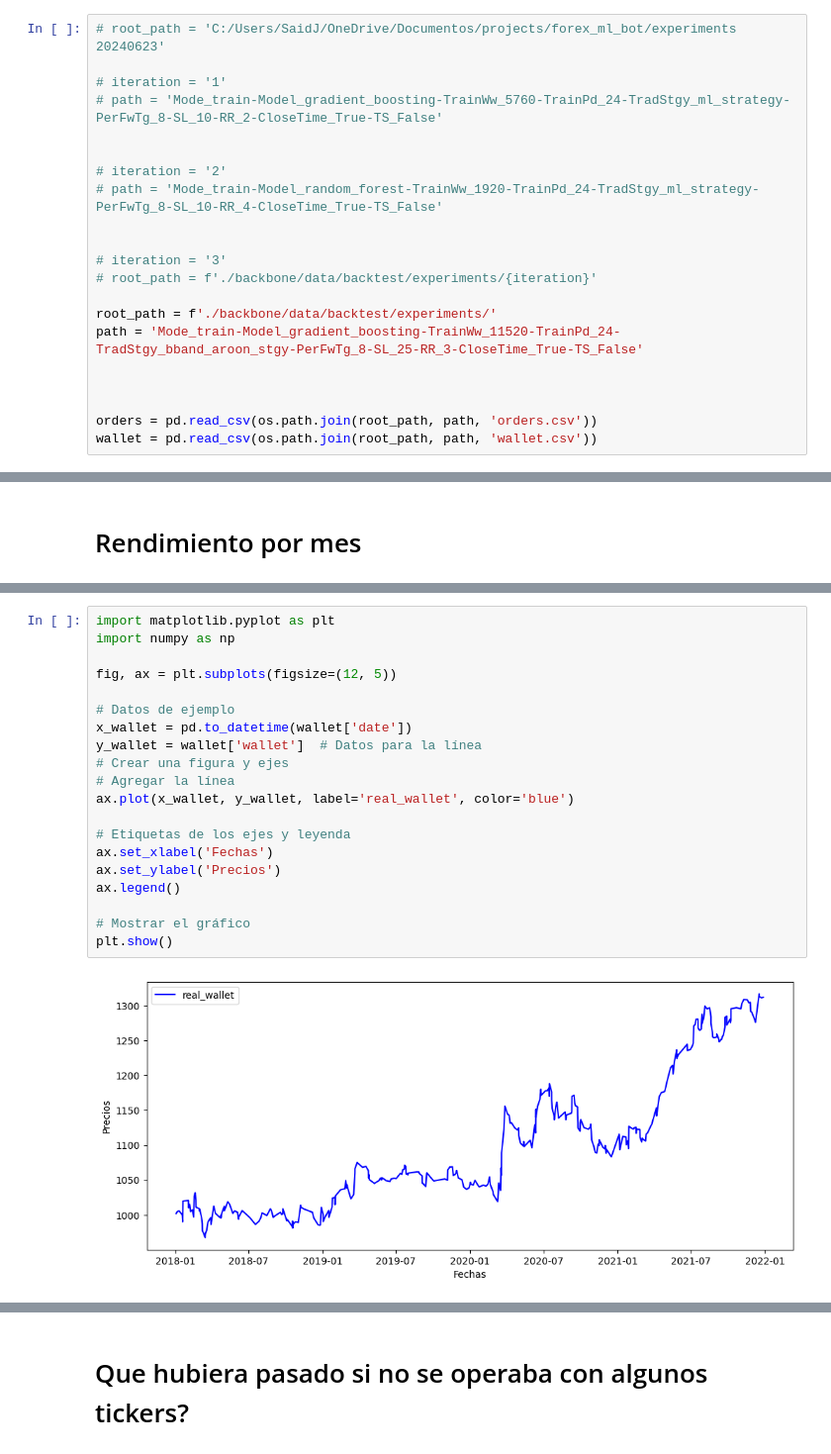
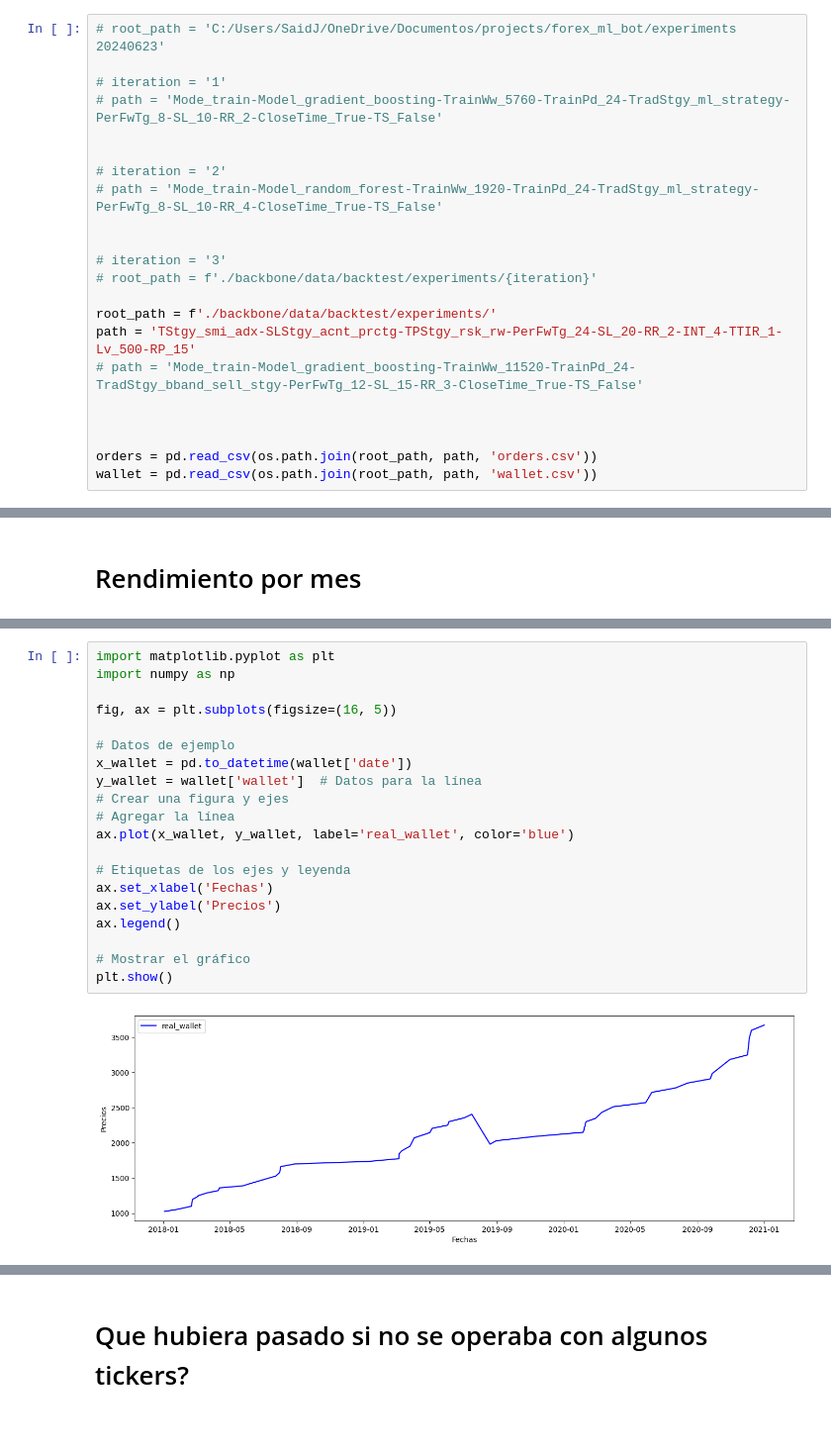
Before and after one commit to SaidJacobo/forex_ml_bot, a Jupyter notebook: notebooks/Check results-Copy1.ipynb, the cells around one changed output, grey strips where cells are left out. Shown at 99% size. Saved outputs shown, nothing was run; the diff lists cells and outputs as text; blank space fills up the shorter version.

```diff
--- a/notebooks/Check results-Copy1.ipynb
+++ b/notebooks/Check results-Copy1.ipynb
@@ -94,7 +72,8 @@ initial_wallet_value = config['start_money']
 # root_path = f'./backbone/data/backtest/experiments/{iteration}'
 
 root_path = f'./backbone/data/backtest/experiments/'
-path = 'Mode_train-Model_gradient_boosting-TrainWw_11520-TrainPd_24-TradStgy_bband_aroon_stgy-PerFwTg_8-SL_25-RR_3-CloseTime_True-TS_False'
+path = 'TStgy_smi_adx-SLStgy_acnt_prctg-TPStgy_rsk_rw-PerFwTg_24-SL_20-RR_2-INT_4-TTIR_1-Lv_500-RP_15'
+# path = 'Mode_train-Model_gradient_boosting-TrainWw_11520-TrainPd_24-TradStgy_bband_sell_stgy-PerFwTg_12-SL_15-RR_3-CloseTime_True-TS_False'
 
 
 
@@ -377,25 +428,25 @@ La cantidad máxima de pérdidas consecutivas es: 5
 # %%
 import matplotlib.pyplot as plt
 import numpy as np
 
-fig, ax = plt.subplots(figsize=(12, 5))
+fig, ax = plt.subplots(figsize=(16, 5))
 
 # Datos de ejemplo
 x_wallet = pd.to_datetime(wallet['date'])
 y_wallet = wallet['wallet']  # Datos para la línea
 # Crear una figura y ejes
 # Agregar la línea
 ax.plot(x_wallet, y_wallet, label='real_wallet', color='blue')
 
 # Etiquetas de los ejes y leyenda
 ax.set_xlabel('Fechas')
 ax.set_ylabel('Precios')
 ax.legend()
 
 # Mostrar el gráfico
 plt.show()
 # %% [output]
-[figure, old version]
+[figure, new version]
 # %%
 wallet.tail(1)
 # %% [output]
```
Also changed, not shown: parts of 48 cells of this notebook, 12 other files.
